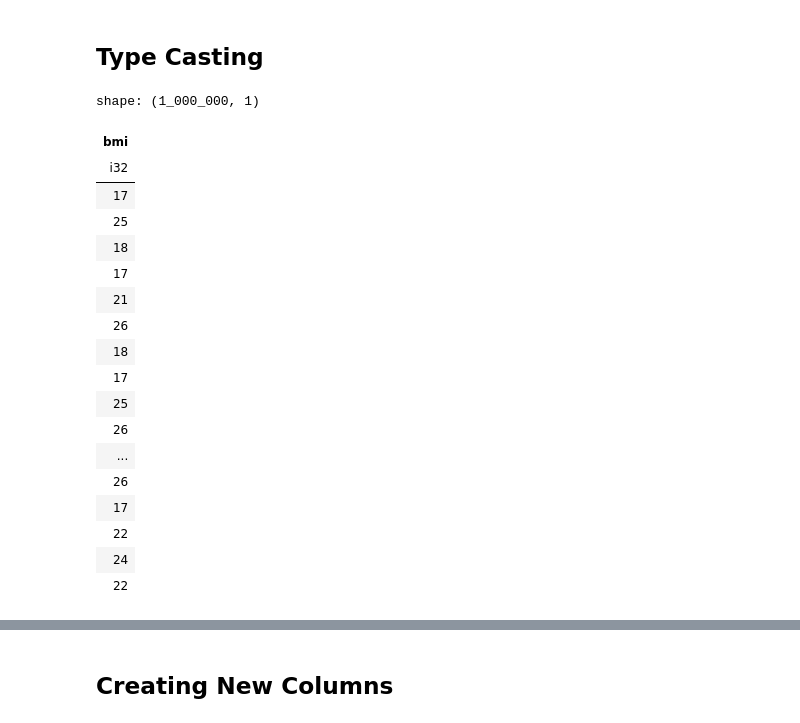
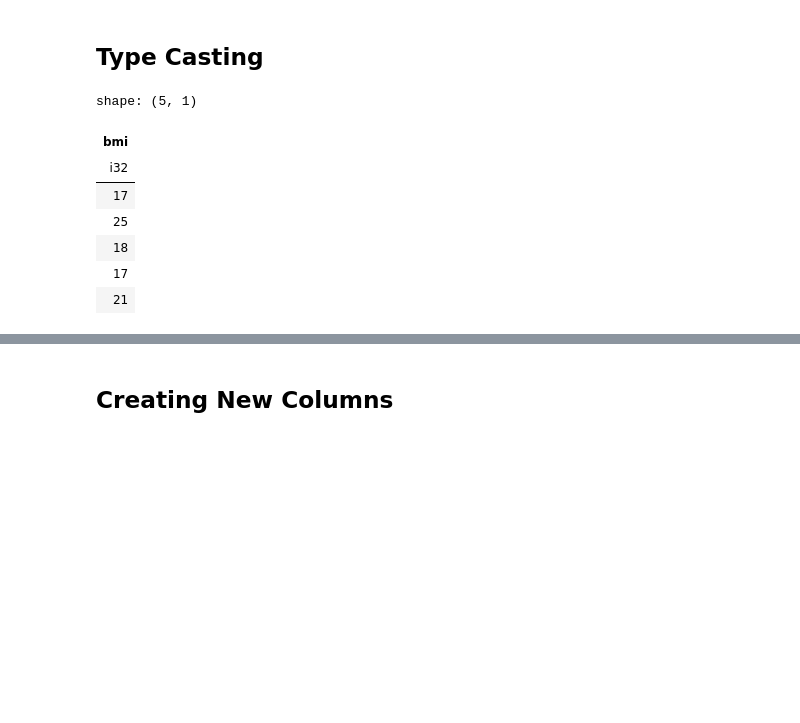
Before and after one commit to smortezah/portfolio, a Jupyter notebook: eda/polars.ipynb, the cells around one changed output, grey strips where cells are left out. Drawn from its saved outputs; the diff is of its cells as text; code cells hidden in the pictures; blank space fills up the shorter version.

```diff
--- a/eda/polars.ipynb
+++ b/eda/polars.ipynb
@@ -76,9 +78,7 @@ shape: (9, 5)
 # Create some missing data.
 # Whenever 'age' is over 68, corresponding 'bmi' becomes 'null'
 df = df.with_columns(
-    pl.when(pl.col("age") > 68).then(None).otherwise(pl.col("bmi")).alias(
-        "bmi"
-    )
+    pl.when(pl.col("age") > 68).then(None).otherwise(pl.col("bmi")).alias("bmi")
 )
 # %%
 # Counting missing values
@@ -103,26 +103,15 @@ shape: (1, 4)
 ## Type Casting
 # %%
 # Casting 'bmi' to integer (show only).
-df.select(pl.col('bmi').cast(pl.Int32))
+df.select(pl.col("bmi").cast(pl.Int32)).head()
 # %% [output]
-shape: (1_000_000, 1)
+shape: (5, 1)
 | bmi |
 | i32 |
 | 17 |
 | 25 |
 | 18 |
 | 17 |
 | 21 |
-| 26 |
-| 18 |
-| 17 |
-| 25 |
-| 26 |
-| ... |
-| 26 |
-| 17 |
-| 22 |
-| 24 |
-| 22 |
 # %%
 # Original 'bmi'
```
Also changed, not shown: parts of 31 cells of this notebook.
